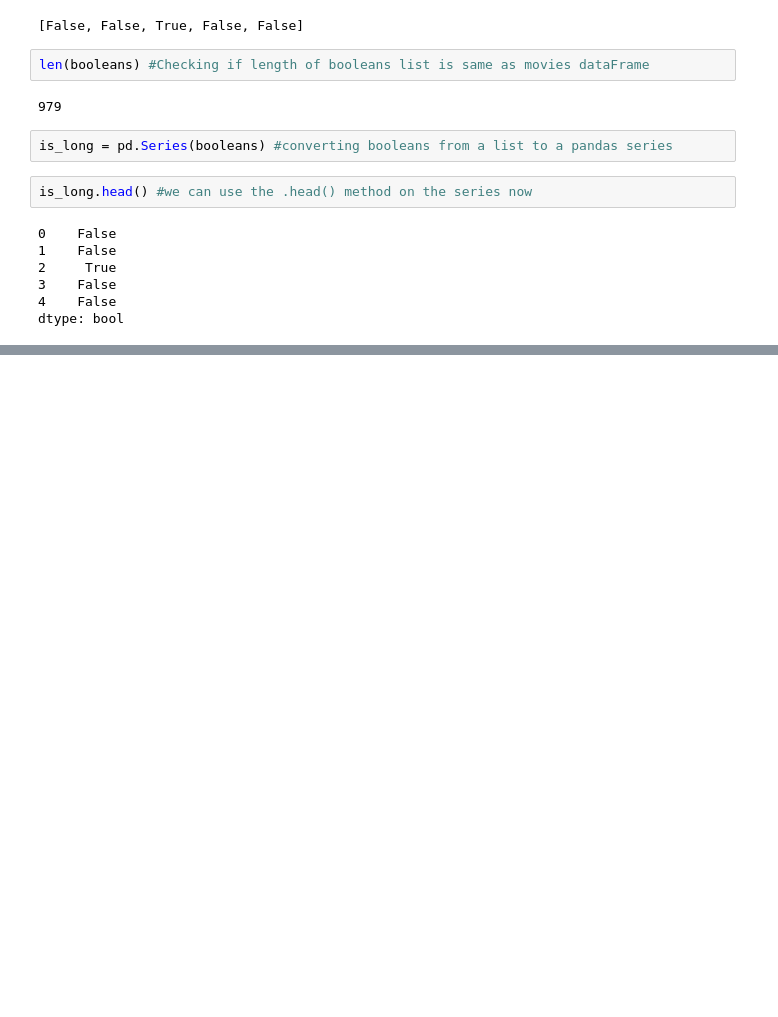
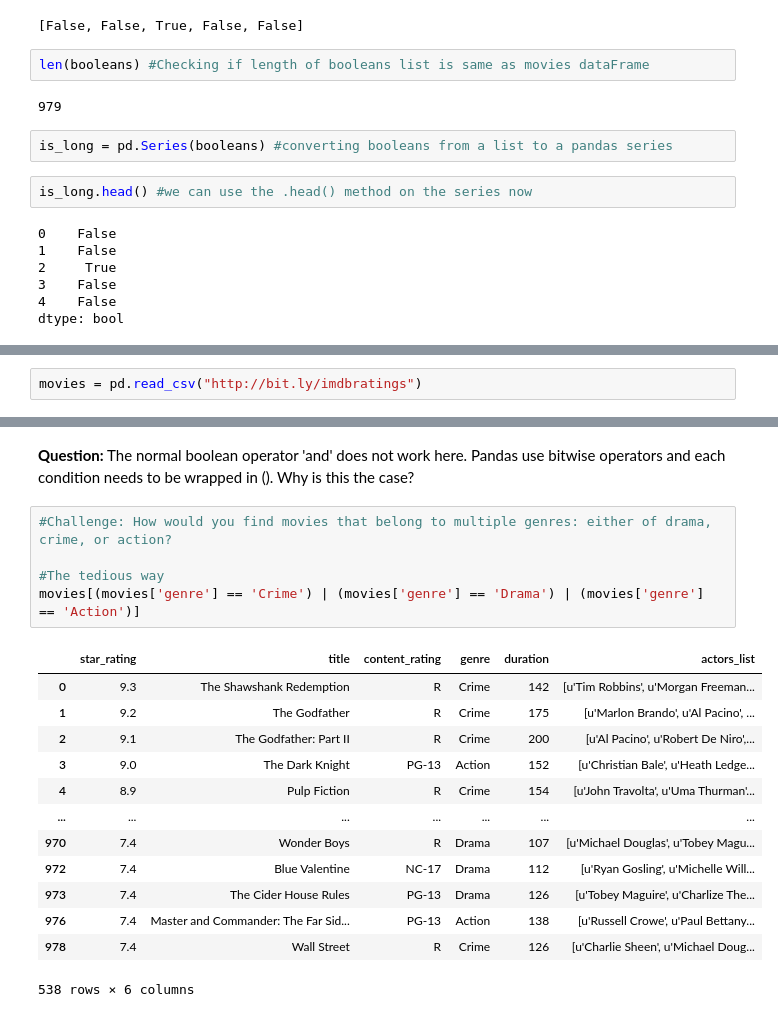
Before and after one commit to gagankaul/pandas-notes, a Jupyter notebook: Pandas-Notes.ipynb, the cells around one changed output, grey strips where cells are left out. Drawn from its saved outputs; the diff is of its cells as text; blank space fills up the shorter version.

```diff
--- a/Pandas-Notes.ipynb
+++ b/Pandas-Notes.ipynb
@@ -479,0 +484,2 @@ movies[movies['duration'] >= 200]
+# %%
+movies = pd.read_csv("http://bit.ly/imdbratings")
@@ -479,0 +495,21 @@ movies[movies['duration'] >= 200]
+# %% [markdown]
+**Question:** The normal boolean operator 'and' does not work here. Pandas use bitwise operators and each condition needs to be wrapped in (). Why is this the case?
+# %%
+#Challenge: How would you find movies that belong to multiple genres: either of drama, crime, or action?
+
+#The tedious way
+movies[(movies['genre'] == 'Crime') | (movies['genre'] == 'Drama') | (movies['genre'] == 'Action')]
+# %% [output]
+|  | star_rating | title | content_rating | genre | duration | actors_list |
+| 0 | 9.3 | The Shawshank Redemption | R | Crime | 142 | [u'Tim Robbins', u'Morgan Freeman... |
+| 1 | 9.2 | The Godfather | R | Crime | 175 | [u'Marlon Brando', u'Al Pacino', ... |
+| 2 | 9.1 | The Godfather: Part II | R | Crime | 200 | [u'Al Pacino', u'Robert De Niro',... |
+| 3 | 9.0 | The Dark Knight | PG-13 | Action | 152 | [u'Christian Bale', u'Heath Ledge... |
+| 4 | 8.9 | Pulp Fiction | R | Crime | 154 | [u'John Travolta', u'Uma Thurman'... |
+| ... | ... | ... | ... | ... | ... | ... |
+| 970 | 7.4 | Wonder Boys | R | Drama | 107 | [u'Michael Douglas', u'Tobey Magu... |
+| 972 | 7.4 | Blue Valentine | NC-17 | Drama | 112 | [u'Ryan Gosling', u'Michelle Will... |
+| 973 | 7.4 | The Cider House Rules | PG-13 | Drama | 126 | [u'Tobey Maguire', u'Charlize The... |
+| 976 | 7.4 | Master and Commander: The Far Sid... | PG-13 | Action | 138 | [u'Russell Crowe', u'Paul Bettany... |
+| 978 | 7.4 | Wall Street | R | Crime | 126 | [u'Charlie Sheen', u'Michael Doug... |
+538 rows × 6 columns
```
Also changed, not shown: parts of 4 cells of this notebook.
